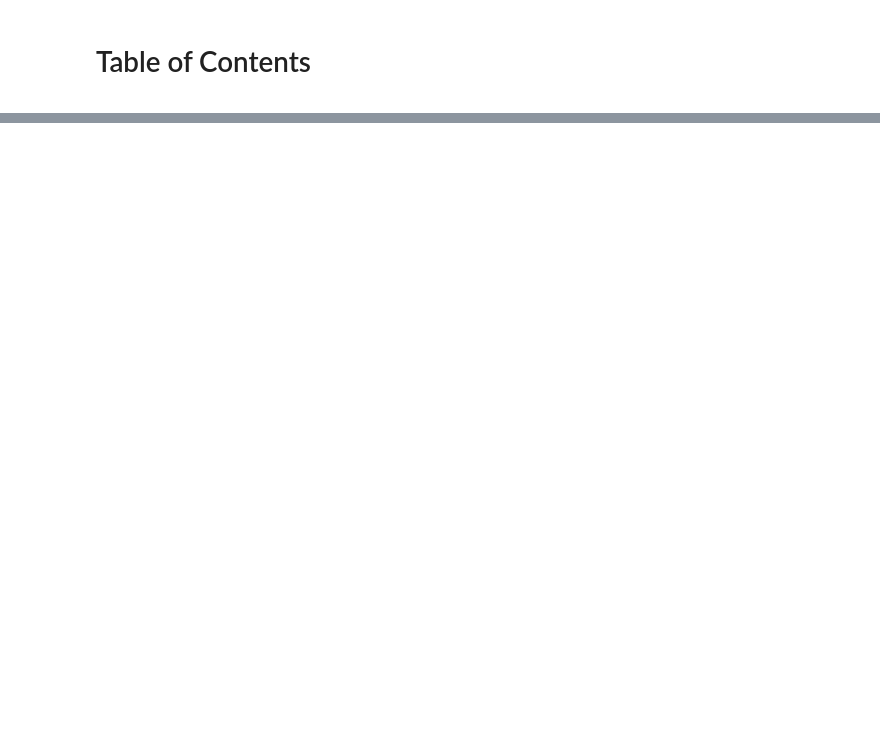
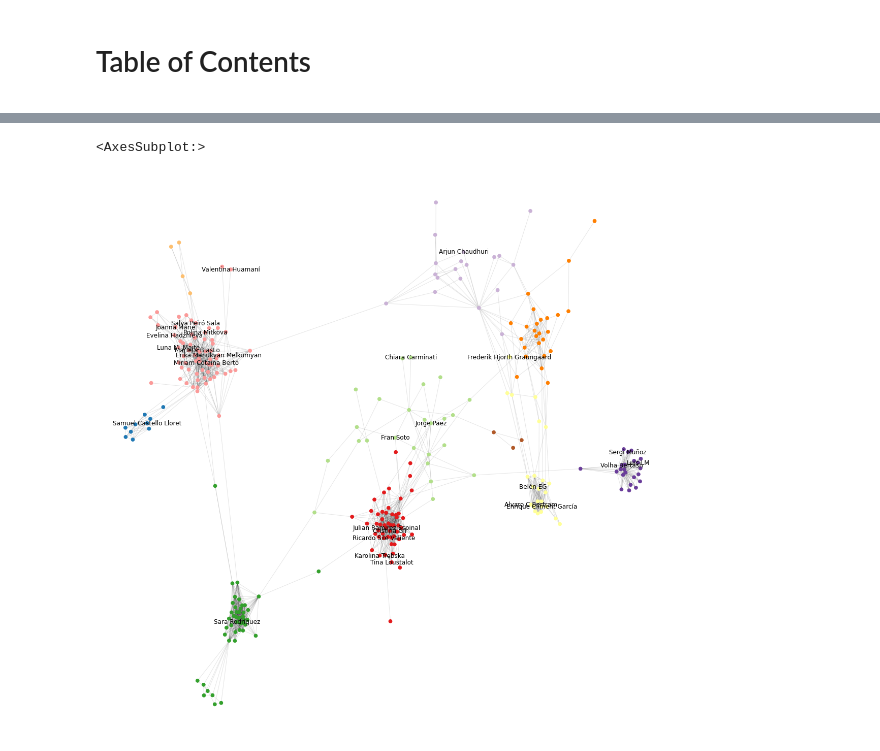
Before and after one commit to rubchume/FacebookFriendNetworkAnalyzer, a Jupyter notebook: FacebookScrape.ipynb, the cells around one changed output, grey strips where cells are left out. Drawn from its saved outputs; the diff is of its cells as text; code cells hidden in the pictures; blank space fills up the shorter version.

```diff
--- a/FacebookScrape.ipynb
+++ b/FacebookScrape.ipynb
@@ -172,0 +45,7 @@ ffn.draw_graph(node_communities=list(nx.algorithms.community.kclique.k_clique_co
+# %%
+import itertools
+communities_different_k = nx.algorithms.community.centrality.girvan_newman(ffn.graph)
+k = 10
+communities_by_k = []
+for communities in itertools.islice(communities_different_k, k):
+    communities_by_k.append(communities)
@@ -172,0 +68,5 @@ ffn.draw_graph(node_communities=list(nx.algorithms.community.kclique.k_clique_co
+# %%
+ffn.draw_graph(node_communities=communities_by_k[9])
+# %% [output]
+<AxesSubplot:>
+[figure, added]
```
Also changed, not shown: parts of 15 cells of this notebook, 4 other files.
